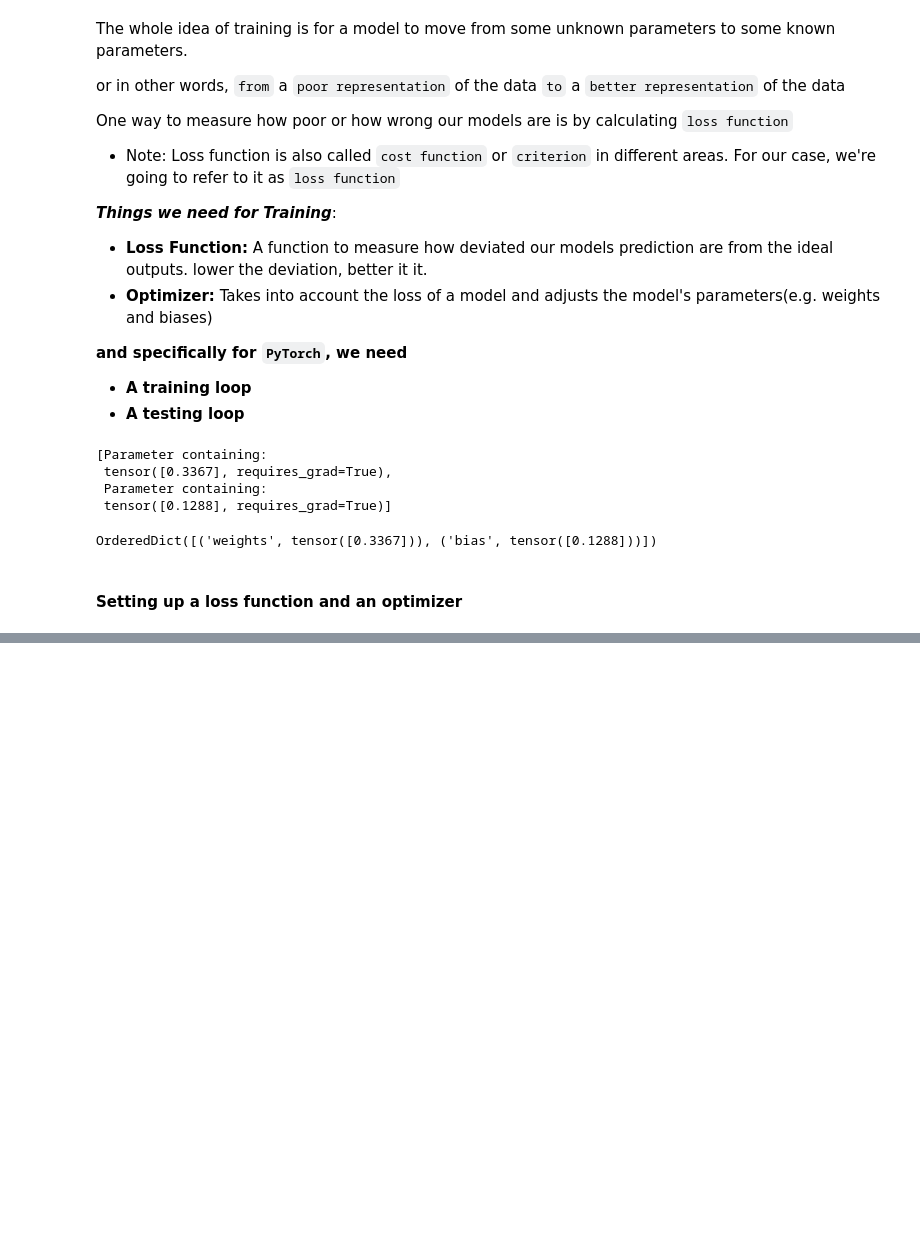
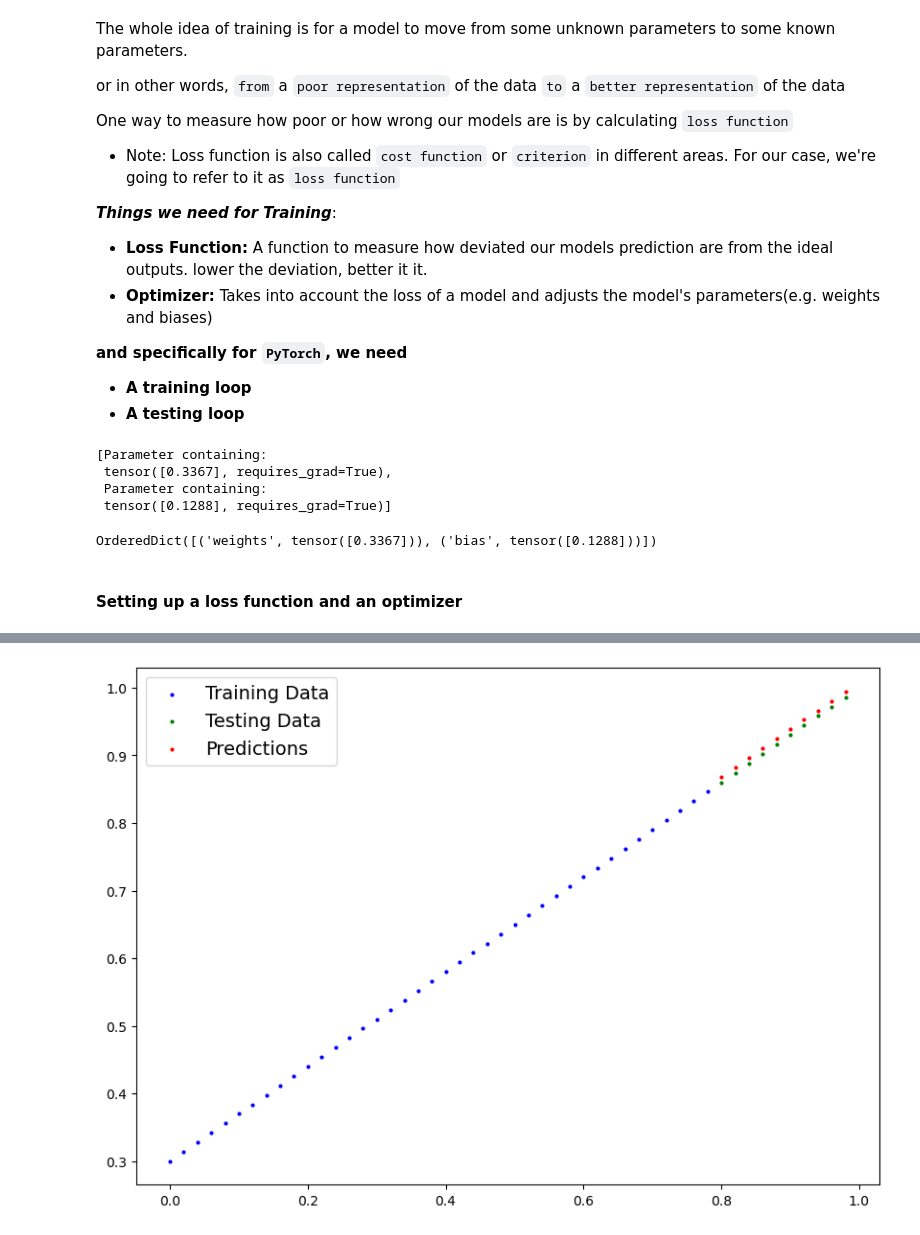
Before and after one commit to maheshsunuwar/deep-learning-pytorch, a Jupyter notebook: 01. PyTorch Workflow Fundamentals/01_pytorch_workflow_fundamentals.ipynb, the cells around one changed output, grey strips where cells are left out. Cells and saved outputs as stored; diff of their text form; code cells hidden in the pictures; blank space fills up the shorter version.

```diff
--- a/01. PyTorch Workflow Fundamentals/01_pytorch_workflow_fundamentals.ipynb
+++ b/01. PyTorch Workflow Fundamentals/01_pytorch_workflow_fundamentals.ipynb
@@ -266,0 +387,6 @@ OrderedDict([('weights', tensor([0.3367])), ('bias', tensor([0.1288]))])
+# %%
+with torch.inference_mode():
+    y_preds_new = model_0(X_test)
+plot_predictions(predictions=y_preds_new)
+# %% [output]
+[figure, added]
```
Also changed, not shown: parts of 9 cells of this notebook.
